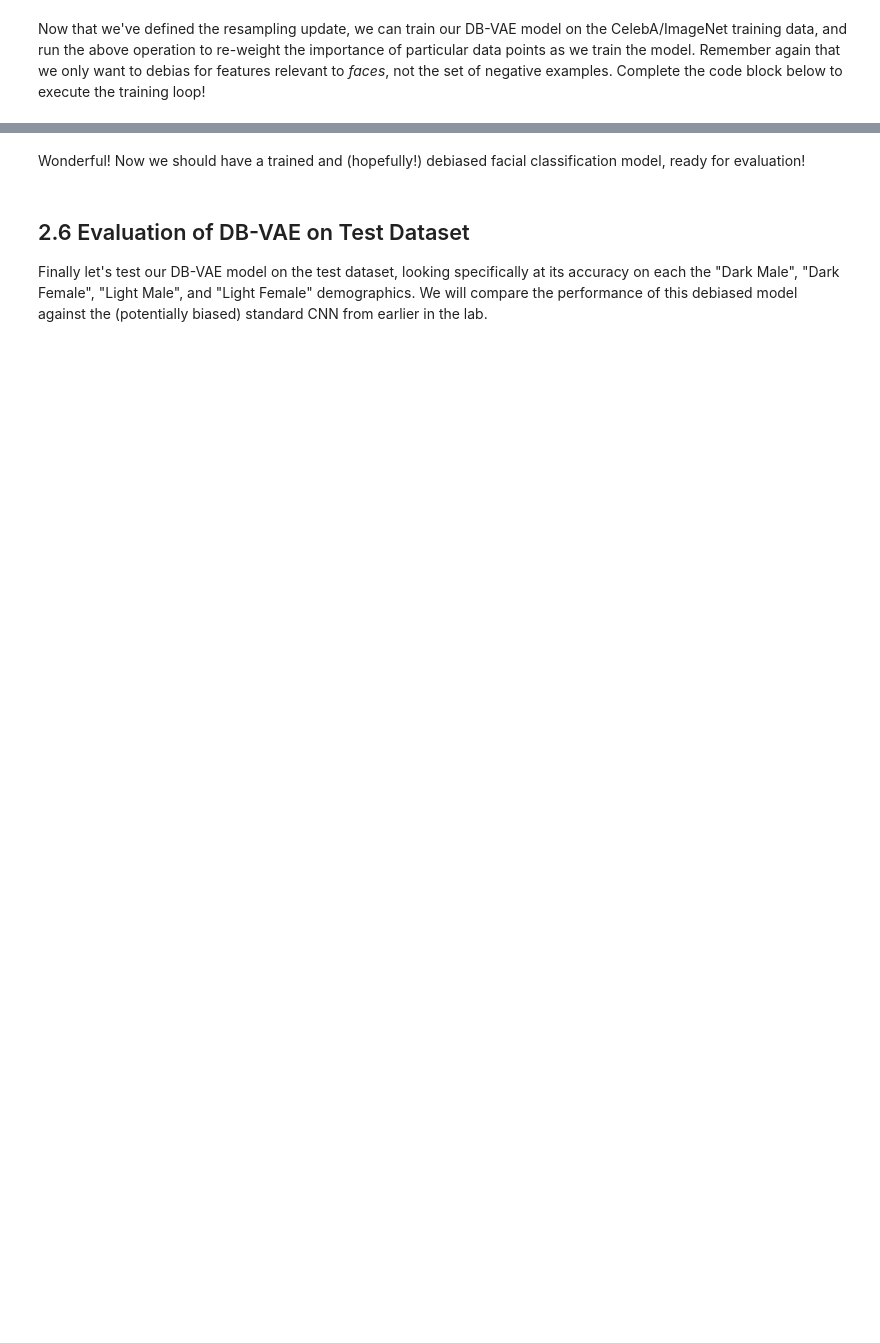
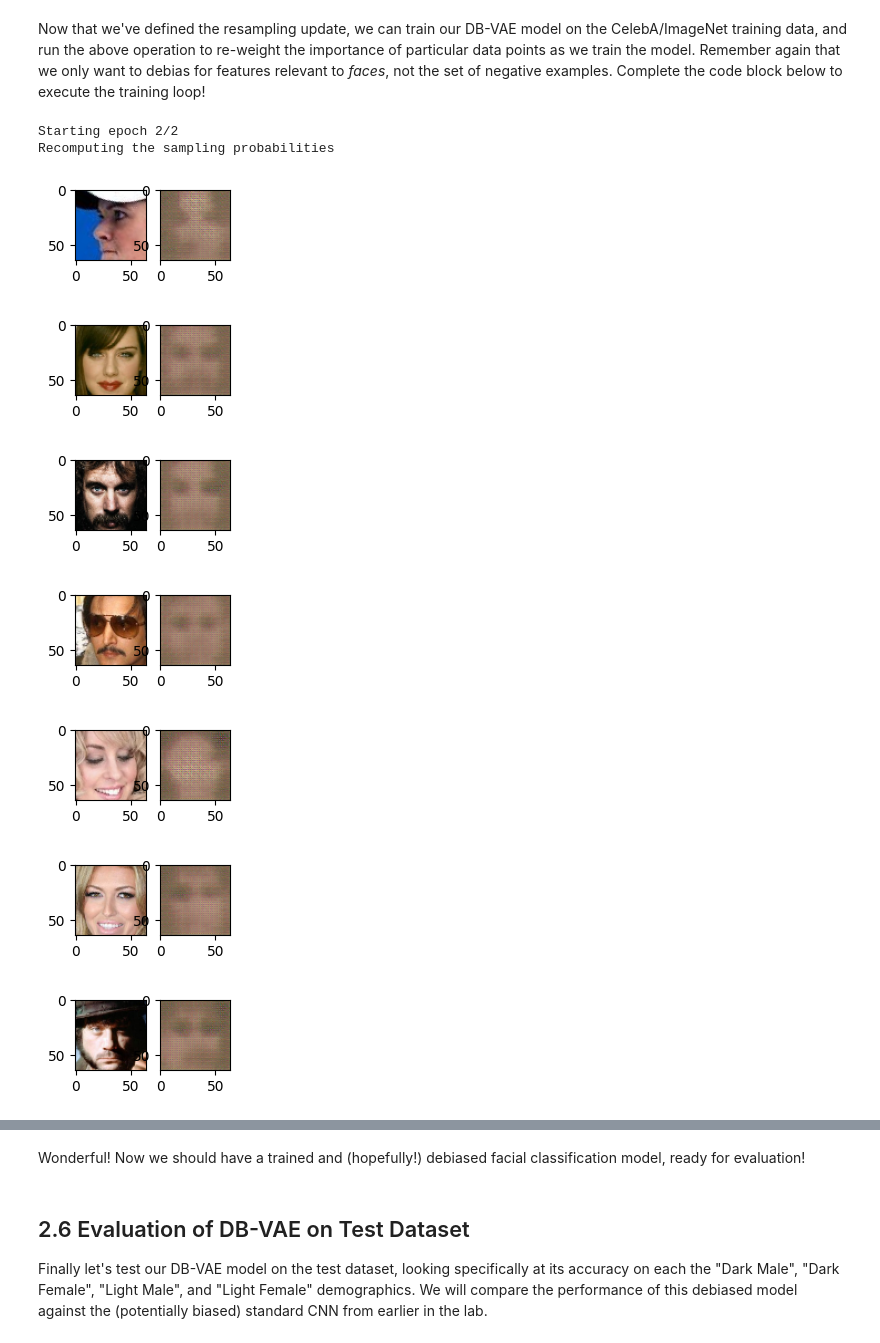
Before and after one commit to cronus/introtodeeplearning, a Jupyter notebook: lab2/PT_Part2_Debiasing.ipynb, the cells around one changed output, grey strips where cells are left out. Cells and saved outputs as stored; diff of their text form; code cells hidden in the pictures; blank space fills up the shorter version.

```diff
--- a/lab2/PT_Part2_Debiasing.ipynb
+++ b/lab2/PT_Part2_Debiasing.ipynb
@@ -466,7 +466,7 @@ where $c$ is a weighting coefficient used for regularization. Now we're ready to
 def vae_loss_function(x, x_recon, mu, logsigma, kl_weight=0.0005):
     # TODO: Define the latent loss. Note this is given in the equation for L_{KL}
     # in the text block directly above
-    latent_loss = torch.sum(torch.exp(logsigma) + torch.square(mu) - 1 - logsigma)
+    latent_loss = 0.5 * torch.sum(torch.exp(logsigma) + torch.square(mu) - 1 - logsigma)
 
     # TODO: Define the reconstruction loss as the mean absolute pixel-wise
     # difference between the input and reconstruction. Hint: you'll need to
@@ -562,7 +562,7 @@ Let's write a function to define the DB-VAE loss function:
 """
 def debiasing_loss_function(x, x_pred, y, y_logit, mu, logsigma):
     # TODO: call the relevant function to obtain VAE loss
-    vae_loss = vae_loss_function(x, x_pred, mu, logsigma) # TODO
+    vae_loss = vae_loss_function(x, x_pred, mu, logsigma)
 
     # TODO: define the classification loss using binary_cross_entropy
     # https://pytorch.org/docs/stable/generated/torch.nn.functional.binary_cross_entropy_with_logits.html
@@ -575,7 +575,9 @@ def debiasing_loss_function(x, x_pred, y, y_logit, mu, logsigma):
 
     # TODO: define the DB-VAE total loss! Use torch.mean to average over all
     # samples
-    total_loss = classification_loss + face_indicator * vae_loss
+    total_loss = torch.mean(classification_loss + face_indicator * vae_loss)
+    #print(total_loss)
+    #print(total_loss.shape)
 
     return total_loss, classification_loss
 # %% [markdown]
@@ -786,6 +788,7 @@ def get_training_sample_probabilities(images, dbvae, bins=10, smoothing_fac=0.00
 
     # sampling probabilities for the images
     training_sample_p = np.zeros(mu.shape[0], dtype=np.float64)
+    #print(training_sample_p.shape)
 
     # consider the distribution for each latent variable
     for i in range(latent_dim):
@@ -803,20 +806,25 @@ def get_training_sample_probabilities(images, dbvae, bins=10, smoothing_fac=0.00
         #    every data sample falls in to
         # https://docs.scipy.org/doc/numpy-1.13.0/reference/generated/numpy.digitize.html
         bin_idx = np.digitize(latent_distribution, bin_edges) # TODO
+        #print(bin_idx)
 
         # smooth the density function
         hist_smoothed_density = hist_density + smoothing_fac
         hist_smoothed_density = hist_smoothed_density / np.sum(hist_smoothed_density)
+        #print(hist_smoothed_density.shape)
+        #print(hist_smoothed_density)
 
         # invert the density function
         p = 1.0 / (hist_smoothed_density[bin_idx - 1])
-
+        #print(p)
+        #print(p.shape)
         # TODO: normalize all probabilities
-        p =
+        p /= np.sum(p)
+        #print(p.shape)
 
         # TODO: update sampling probabilities by considering whether the newly
         #     computed p is greater than the existing sampling probabilities.
-        training_sample_p = # TODO
+        training_sample_p = np.maximum(p, training_sample_p)
 
     # final normalization
     training_sample_p /= np.sum(training_sample_p)
@@ -850,8 +856,8 @@ def debiasing_train_step(x, y):
     y_logit, z_mean, z_logsigma, x_recon = dbvae(x)
 
     '''TODO: call the DB_VAE loss function to compute the loss'''
-    loss, class_loss = debiasing_loss_function('''TODO arguments''') # TODO
-
+    loss, class_loss = debiasing_loss_function(x, x_recon, y, y_logit, z_mean, z_logsigma) # TODO
+    #print(loss)
     loss.backward()
     optimizer.step()
 
@@ -862,31 +868,41 @@ def debiasing_train_step(x, y):
 all_faces = loader.get_all_train_faces()
 
 # The training loop -- outer loop iterates over the number of epochs
 step = 0
 for i in range(params["num_epochs"]):
     IPython.display.clear_output(wait=True)
     print("Starting epoch {}/{}".format(i + 1, params["num_epochs"]))
 
     # Recompute data sampling proabilities
     """TODO: recompute the sampling probabilities for debiasing"""
-    p_faces = get_training_sample_probabilities('''TODO''', '''TODO''') # TODO
+    p_faces = get_training_sample_probabilities(all_faces, dbvae) # TODO
 
     # get a batch of training data and compute the training step
     for j in tqdm(range(loader.get_train_size() // params["batch_size"])):
         # load a batch of data
         (x, y) = loader.get_batch(params["batch_size"], p_pos=p_faces)
         x = torch.from_numpy(x).float().to(device)
         y = torch.from_numpy(y).float().to(device)
 
         # loss optimization
         loss = debiasing_train_step(x, y)
         loss_value = loss.detach().cpu().numpy()
         experiment.log_metric("loss", loss_value, step=step)
 
         # plot the progress every 200 steps
         if j % 500 == 0:
             mdl.util.plot_sample(x, y, dbvae, backend="pt")
 
         step += 1
 
 experiment.end()
+# %% [output]
+Starting epoch 2/2
+Recomputing the sampling probabilities
+[figure, added]
+[figure, added]
+[figure, added]
+[figure, added]
+[figure, added]
+[figure, added]
+[figure, added]
```
Also changed, not shown: parts of 8 cells of this notebook.
